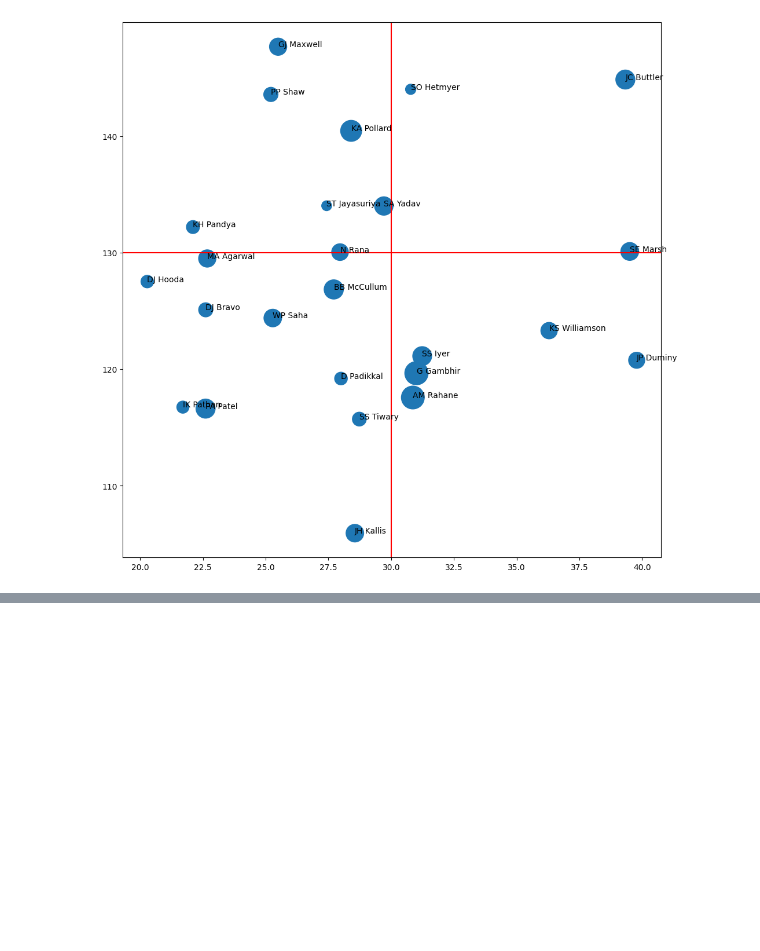
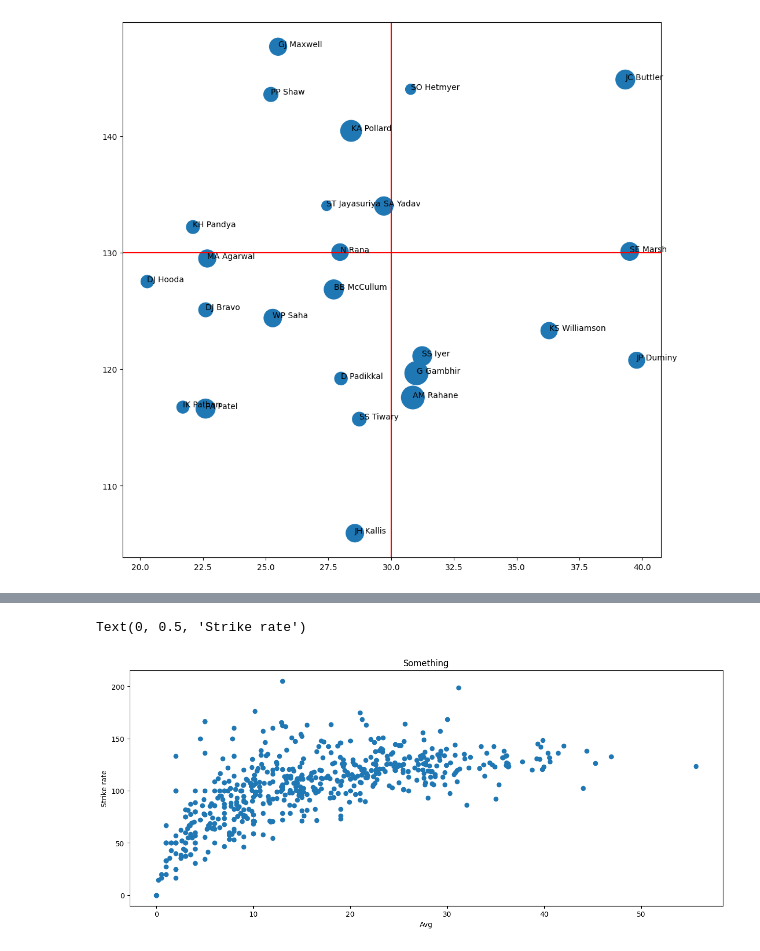
Before and after one commit to Vivek-Joshi17/Data_Visualization, a Jupyter notebook: Matplotlib_advance.ipynb, the cells around one changed output, grey strips where cells are left out. Drawn from its saved outputs; the diff is of its cells as text; code cells hidden in the pictures; blank space fills up the shorter version.

```diff
--- a/Matplotlib_advance.ipynb
+++ b/Matplotlib_advance.ipynb
@@ -99,0 +114,9 @@ for i in range (sample_df.shape[0]):
+# %%
+fig , ax=plt.subplots(figsize=(15,6))
+ax.scatter(batters['avg'],batters['strike_rate'])
+ax.set_title('Something')
+ax.set_xlabel('Avg')
+ax.set_ylabel('Strike rate')
+# %% [output]
+Text(0, 0.5, 'Strike rate')
+[figure, added]
```
Also changed, not shown: parts of 8 cells of this notebook.
